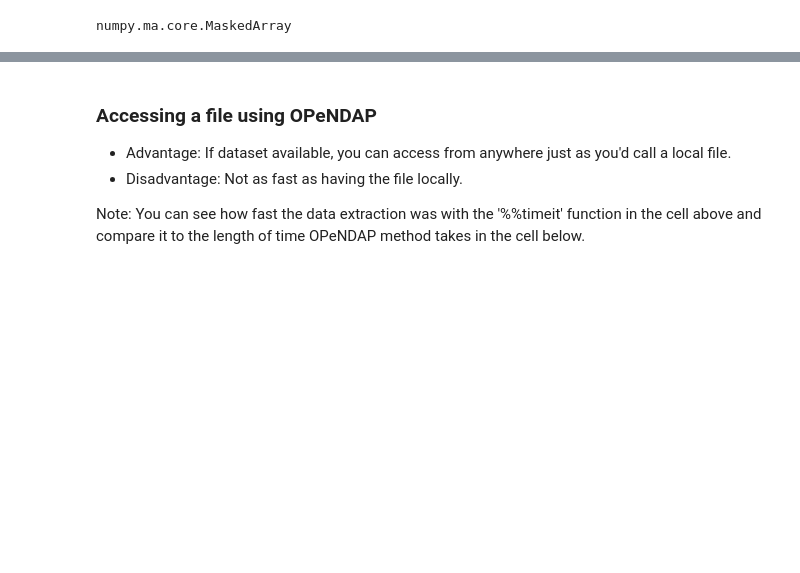
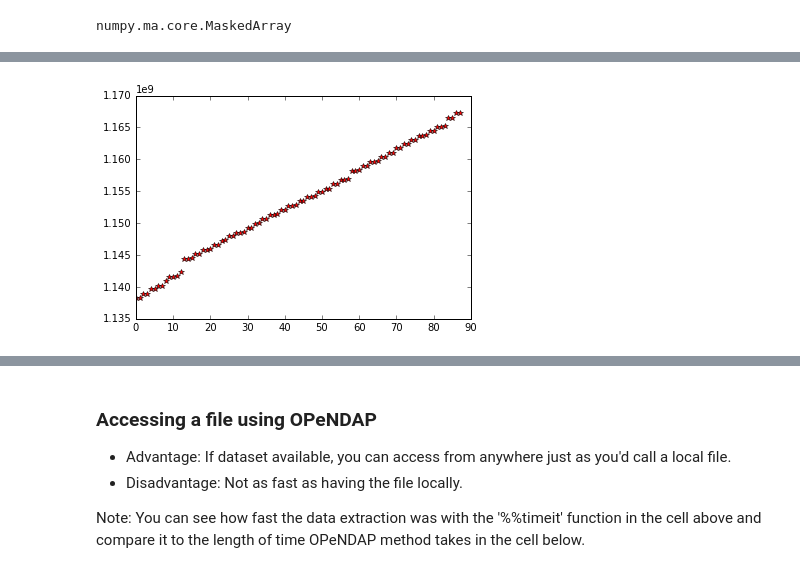
Before and after one commit to GeoscienceAustralia/wofs, a Jupyter notebook: notebook/explore_netcdf_stack_tile.ipynb, the cells around one changed output, grey strips where cells are left out. Saved outputs shown, nothing was run; the diff lists cells and outputs as text; code cells hidden in the pictures; blank space fills up the shorter version.

```diff
--- a/notebook/explore_netcdf_stack_tile.ipynb
+++ b/notebook/explore_netcdf_stack_tile.ipynb
@@ -113 +189,7 @@ DescribeResult(nobs=1786, minmax=(24.0, 8294380.0), mean=506501.10806270997, var
+# %%
+
+plt.plot(t, "r*")
+plt.show()
+# %% [output]
+[figure, added]
 # %%
```
Also changed, not shown: parts of 25 cells of this notebook, 7 other files.
